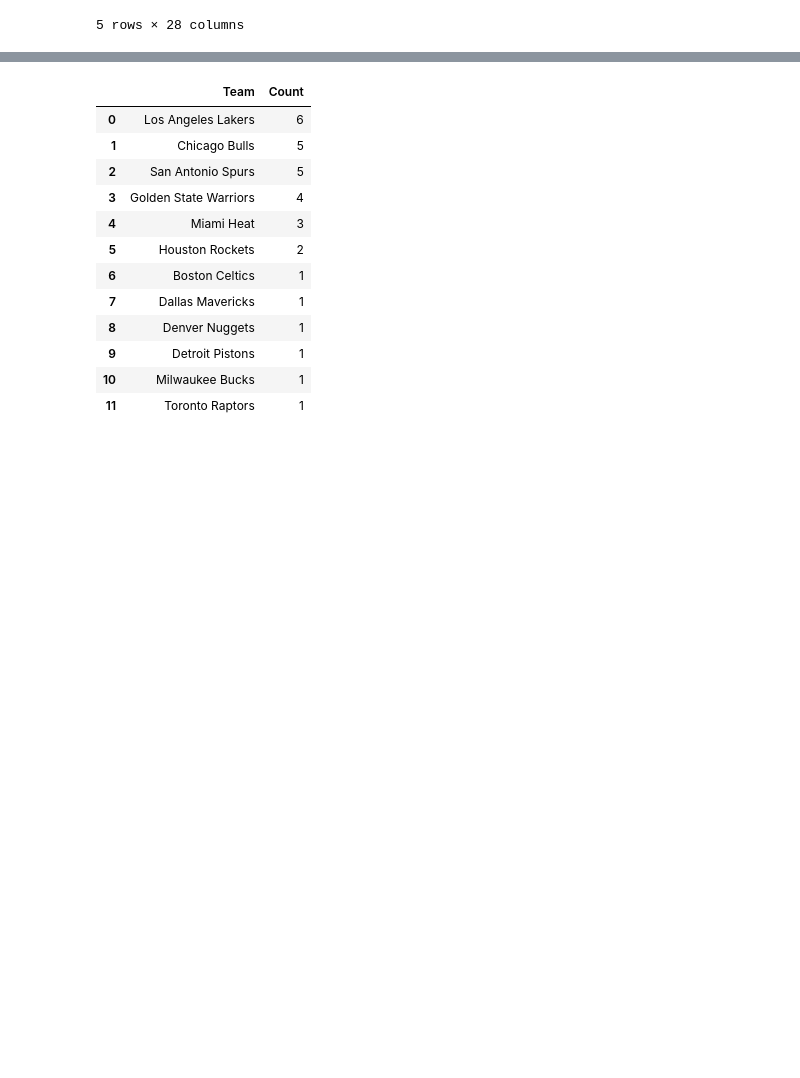
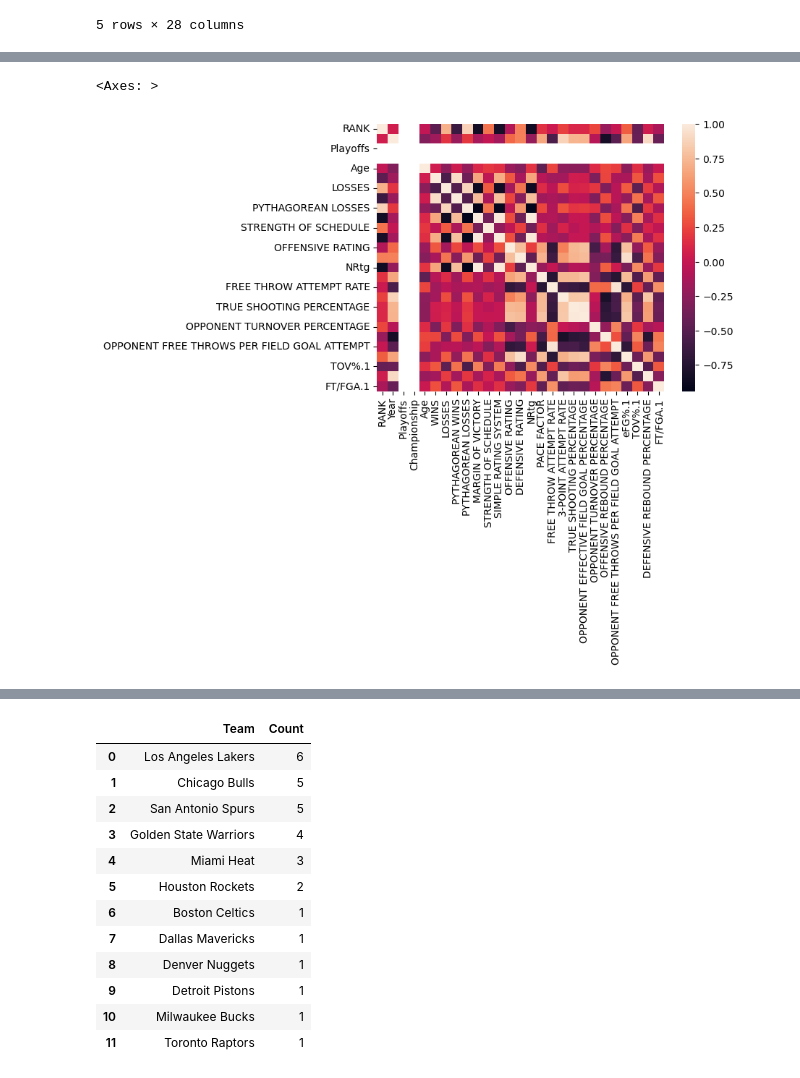
Before and after one commit to jrios46/Project2-MBA-Playoffs, a Jupyter notebook: Statistics.ipynb, the cells around one changed output, grey strips where cells are left out. Saved outputs shown, nothing was run; the diff lists cells and outputs as text; code cells hidden in the pictures; blank space fills up the shorter version.

Commit message:
correlation moved to won only df plus heatmap

```diff
--- a/Statistics.ipynb
+++ b/Statistics.ipynb
@@ -96,3 +77,10 @@ df_won_champ.head()
 | 91 | 11 | 1995 | Houston Rockets | 1 | 1 | 28.5 | 47 | 35 | 47 | ... |
 | 108 | 1 | 1996 | Chicago Bulls | 1 | 1 | 29.9 | 72 | 10 | 70 | ... |
 5 rows × 28 columns
+# %%
+#df_renamed.replace('Null', np.nan).dropna()
+df_won_champ_corr = df_renamed.loc[(df_renamed["Championship"].str.contains("1"))]
+
+df_won_champ_corr.drop(df_won_champ_corr.columns[2], axis=1, inplace=True)
+
+df_won_champ_corr.corr()
@@ -99,3 +110,8 @@ df_won_champ.head()
+# %%
+sns.heatmap(df_won_champ_corr.corr())
+# %% [output]
+<Axes: >
+[figure, added]
 # %%
 by_win = df_won_champ.groupby('Championship')
 by_win["Team"].value_counts()
```
Also changed, not shown: parts of 7 cells of this notebook, 1 other file.
